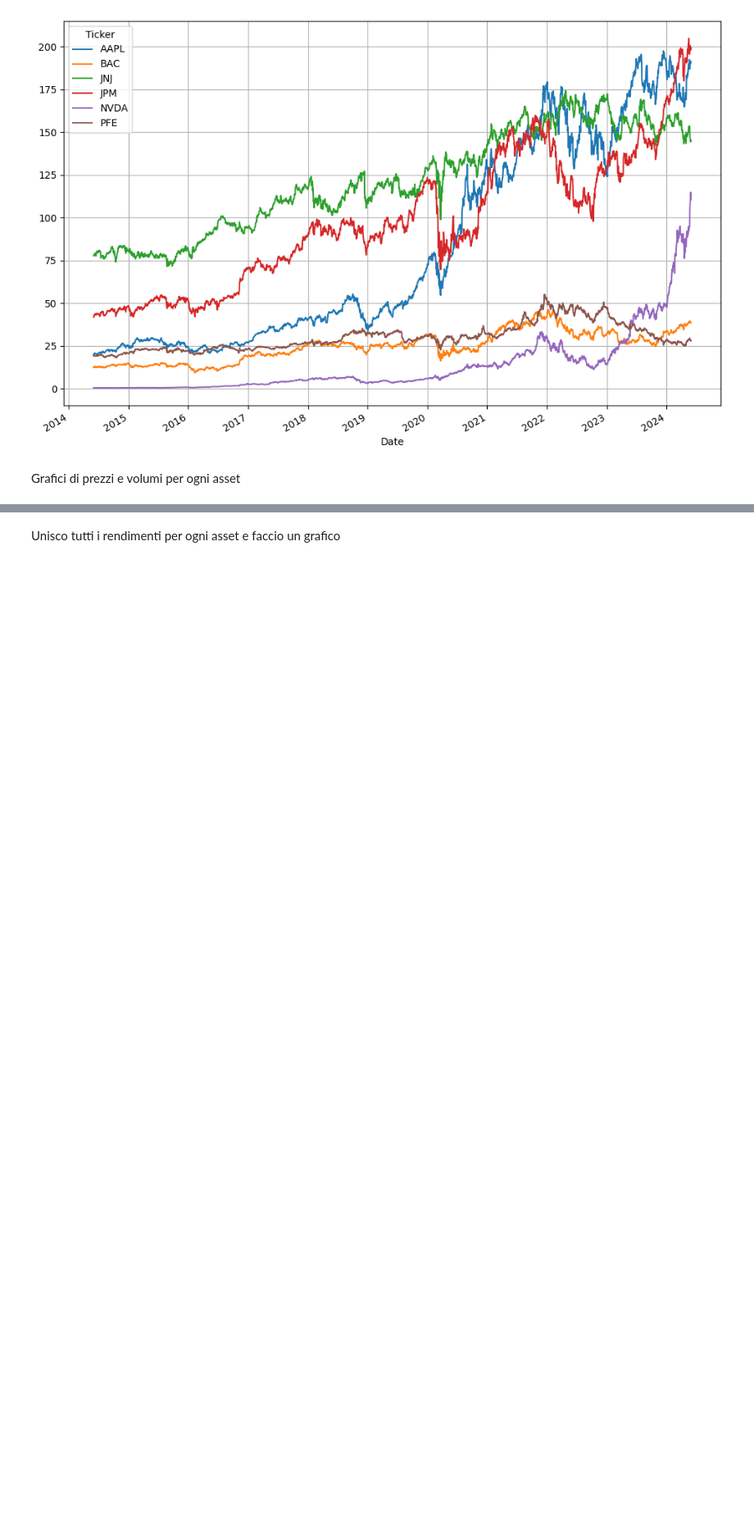
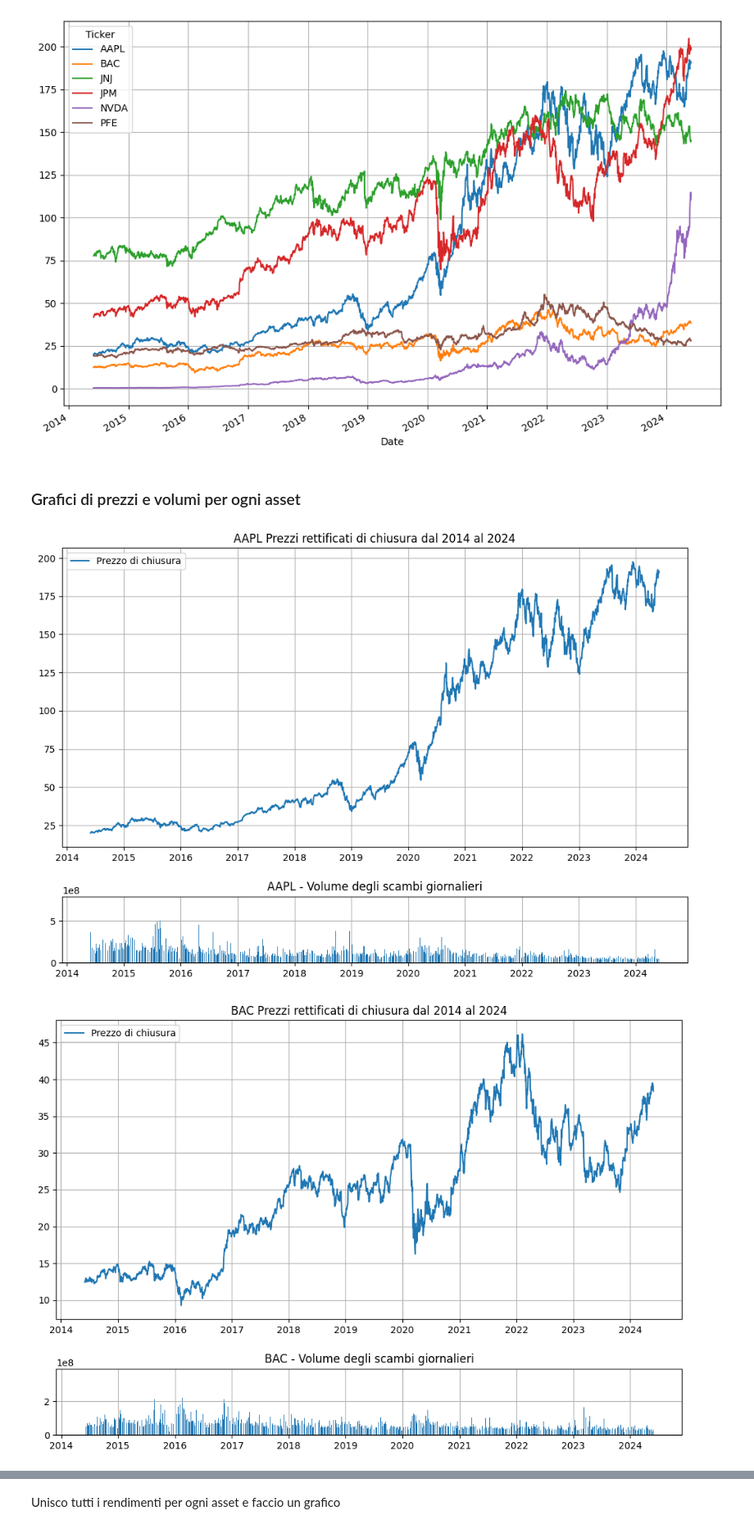
Before and after one commit to PaoloCisly/progetto_bisf, a Jupyter notebook: progetto.ipynb, the cells around one changed output, grey strips where cells are left out. Shown at 82% size. Cells and saved outputs as stored; diff of their text form; code cells hidden in the pictures; blank space fills up the shorter version.

```diff
--- a/progetto.ipynb
+++ b/progetto.ipynb
@@ -58,4 +60,4 @@ plt.grid()
 # %% [output]
 [figure]
 # %% [markdown]
-Grafici di prezzi e volumi per ogni asset
+### Grafici di prezzi e volumi per ogni asset
@@ -62,16 +66,19 @@ Grafici di prezzi e volumi per ogni asset
 # %%
-for ticker in tickers:
+for ticker in daily_close_px.columns:
     top = plt.subplot2grid((4,4), (0,0), rowspan=3, colspan = 4)
     top.plot(daily_close_px.index,
             daily_close_px[ticker],
             label = 'Prezzo di chiusura')
     plt.title(f'{ticker} Prezzi rettificati di chiusura dal 2014 al 2024')
     plt.legend(loc=2)
     plt.grid()
     bottom = plt.subplot2grid((4,4), (3,0), rowspan = 1, colspan = 4)
     bottom.bar(all_data.Volume.loc[ticker].index, all_data.Volume.loc[ticker])
     plt.title(f'{ticker} - Volume degli scambi giornalieri')
     plt.gcf().set_size_inches(12,8)
     plt.subplots_adjust(hspace=0.75)
     plt.grid()
     plt.show()
+# %% [output]
+[figure, added]
+[figure, added]
```
Also changed, not shown: parts of 50 cells of this notebook, 11 other files.
